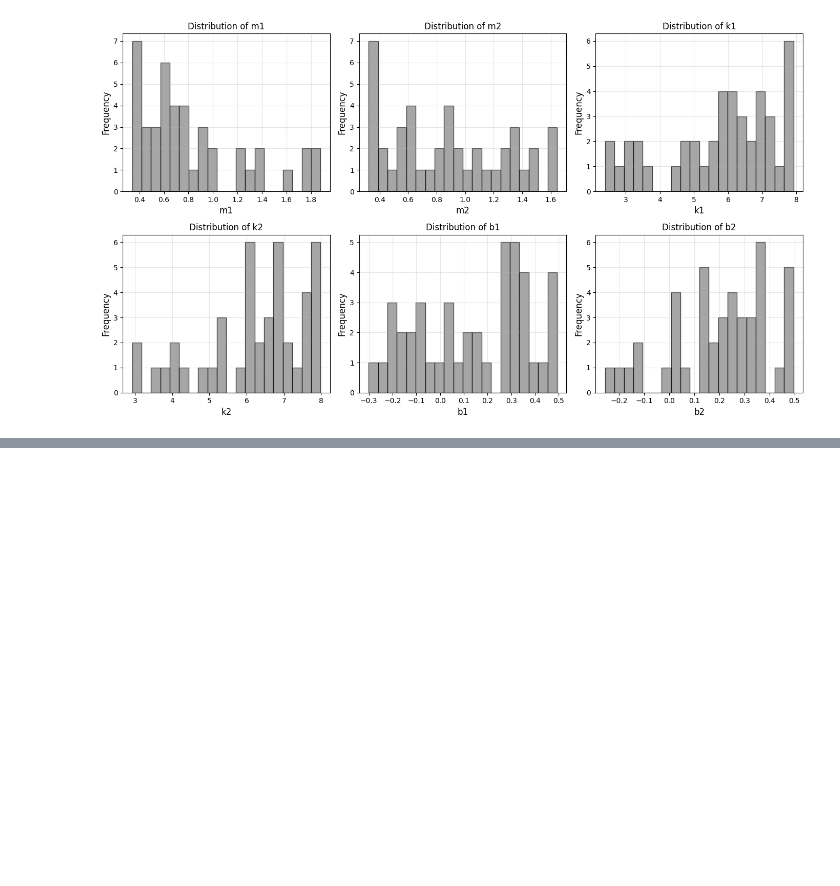
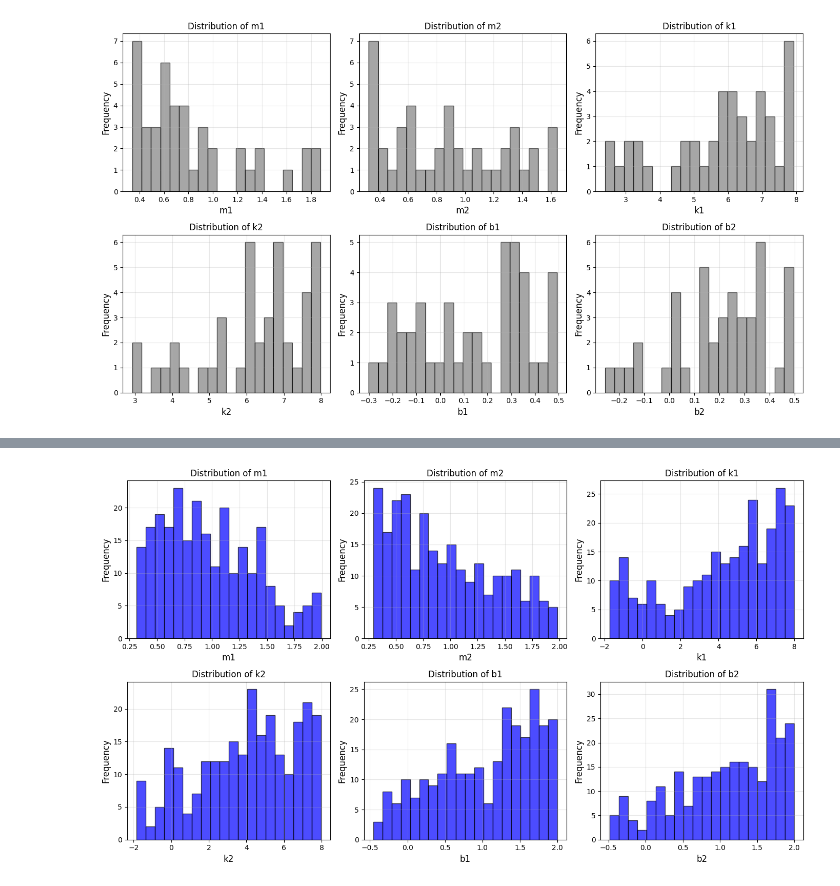
Before and after one commit to dmenacho/lyapunov_inv, a Jupyter notebook: visualization.ipynb, the cells around one changed output, grey strips where cells are left out. Cells and saved outputs as stored; diff of their text form; code cells hidden in the pictures; blank space fills up the shorter version.

```diff
--- a/visualization.ipynb
+++ b/visualization.ipynb
@@ -32,0 +56,5 @@ plot_admissible_set(loaded_array)
+# %%
+loaded_array = np.load('admissible_thetas_data_fig4_row4.npy')
+plot_admissible_set(loaded_array)
+# %% [output]
+[figure, added]
```
Also changed, not shown: parts of 7 cells of this notebook, 6 other files.
